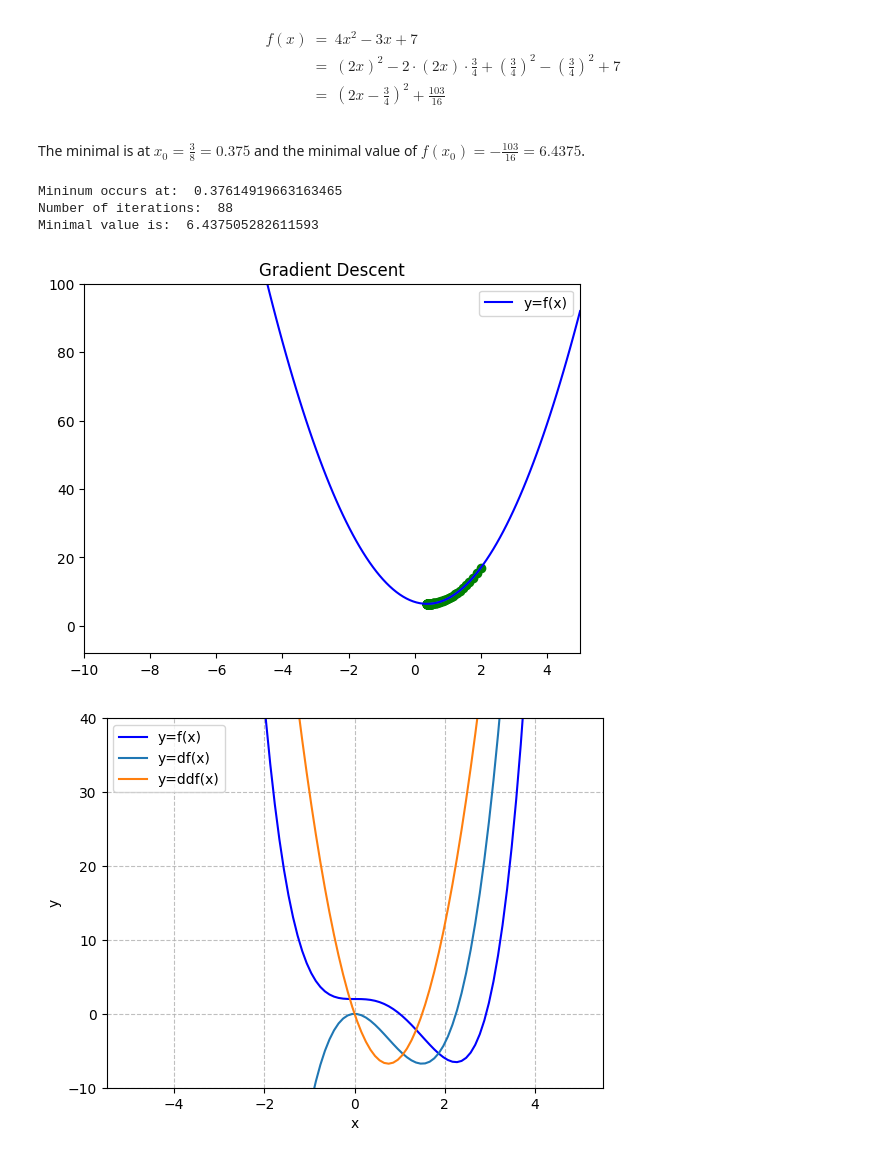
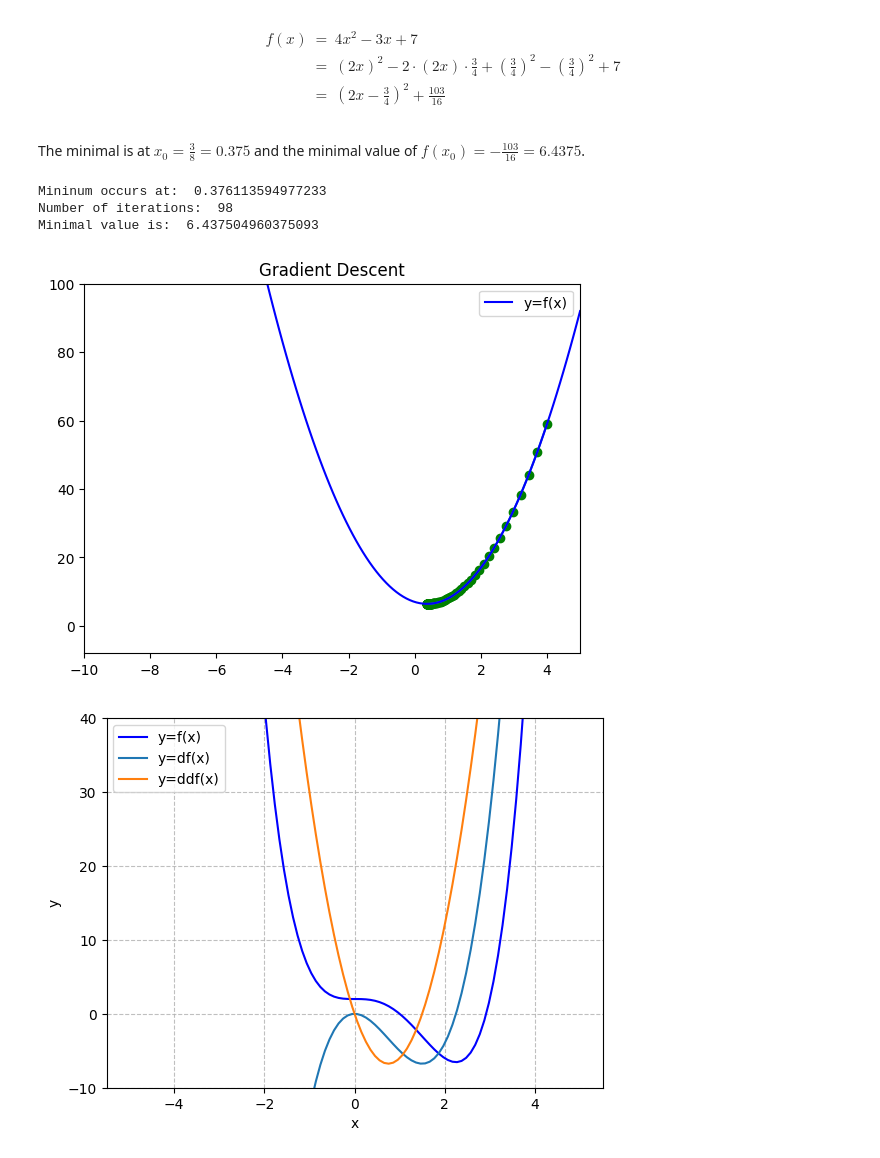
Before and after one commit to timlok123/PHYS3151-Machine-Learning-in-Physics-2025, a Jupyter notebook: multivariate-linear-regression/gradient_descent&conjugate_gradient.ipynb, the cells around one changed output. Saved outputs shown, nothing was run; the diff lists cells and outputs as text; code cells hidden in the pictures.

```diff
--- a/multivariate-linear-regression/gradient_descent&conjugate_gradient.ipynb
+++ b/multivariate-linear-regression/gradient_descent&conjugate_gradient.ipynb
@@ -23,43 +23,43 @@ f(x)&=&4x^2-3x+7 \\
 $$
 The minimal is at $x_0=\frac{3}{8}=0.375$ and the minimal value of $f(x_0)=-\frac{103}{16}=6.4375$.
 # %%
-x_new = 2
+x_new = 4
 alpha = 0.01
 epsilon = 0.0001
 max_iters = 100000
 
 x_list, y_list = [x_new],[f(x_new)]
 for _i in range(max_iters):
     x_prev = x_new
     x_new = x_prev - alpha*df(x_prev)
 
     x_list.append(x_new)
     y_list.append(f(x_new))
 
 # either the difference in J(theta), or in theta, is both fine.
 #    step = f(x_new) - f(x_prev)
     step = x_new - x_prev
     if abs(step) <= epsilon:
         break
 
 print ("Mininum occurs at: ", str(x_new))
 print ("Number of iterations: ", str(len(x_list)))
 print ("Minimal value is: ", str(f(x_new)))
 
 plt.scatter(x_list, y_list, c="g")
 plt.plot(x_list, y_list)
 plt.plot(x,f(x),c="b",label='y=f(x)')
 plt.title("Gradient Descent")
 plt.grid
 plt.xlim(-10,5)
 plt.ylim(-8,100)
 plt.legend()
 plt.show()
 # %% [output]
-Mininum occurs at:  0.37614919663163465
-Number of iterations:  88
-Minimal value is:  6.437505282611593
+Mininum occurs at:  0.376113594977233
+Number of iterations:  98
+Minimal value is:  6.437504960375093
-[figure, old version]
+[figure, new version]
 # %%
 def f(x):
     return x**4 - 3*x**3 + 2
```
Also changed, not shown: parts of 1 cell of this notebook.
